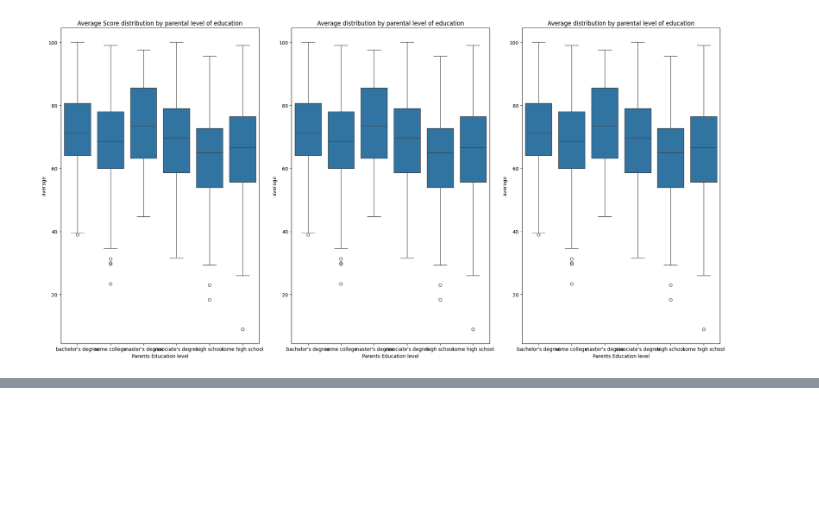
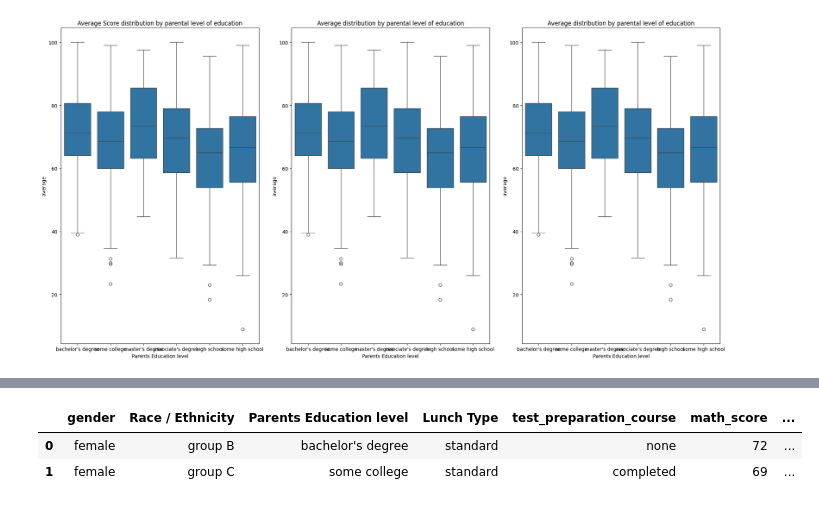
Before and after one commit to Mrfunnybones69/-endtoendmlproject, a Jupyter notebook: notebook/data/1. student per.ipynb, the cells around one changed output, grey strips where cells are left out. Saved outputs shown, nothing was run; the diff lists cells and outputs as text; code cells hidden in the pictures; blank space fills up the shorter version.

```diff
--- a/notebook/data/1. student per.ipynb
+++ b/notebook/data/1. student per.ipynb
@@ -309,0 +320,6 @@ plt.show()
+# %%
+df.head(2)
+# %% [output]
+|  | gender | Race / Ethnicity | Parents Education level | Lunch Type | test_preparation_course | math_score | ... |
+| 0 | female | group B | bachelor's degree | standard | none | 72 | ... |
+| 1 | female | group C | some college | standard | completed | 69 | ... |
```
Also changed, not shown: parts of 5 cells of this notebook, 6 other files.
